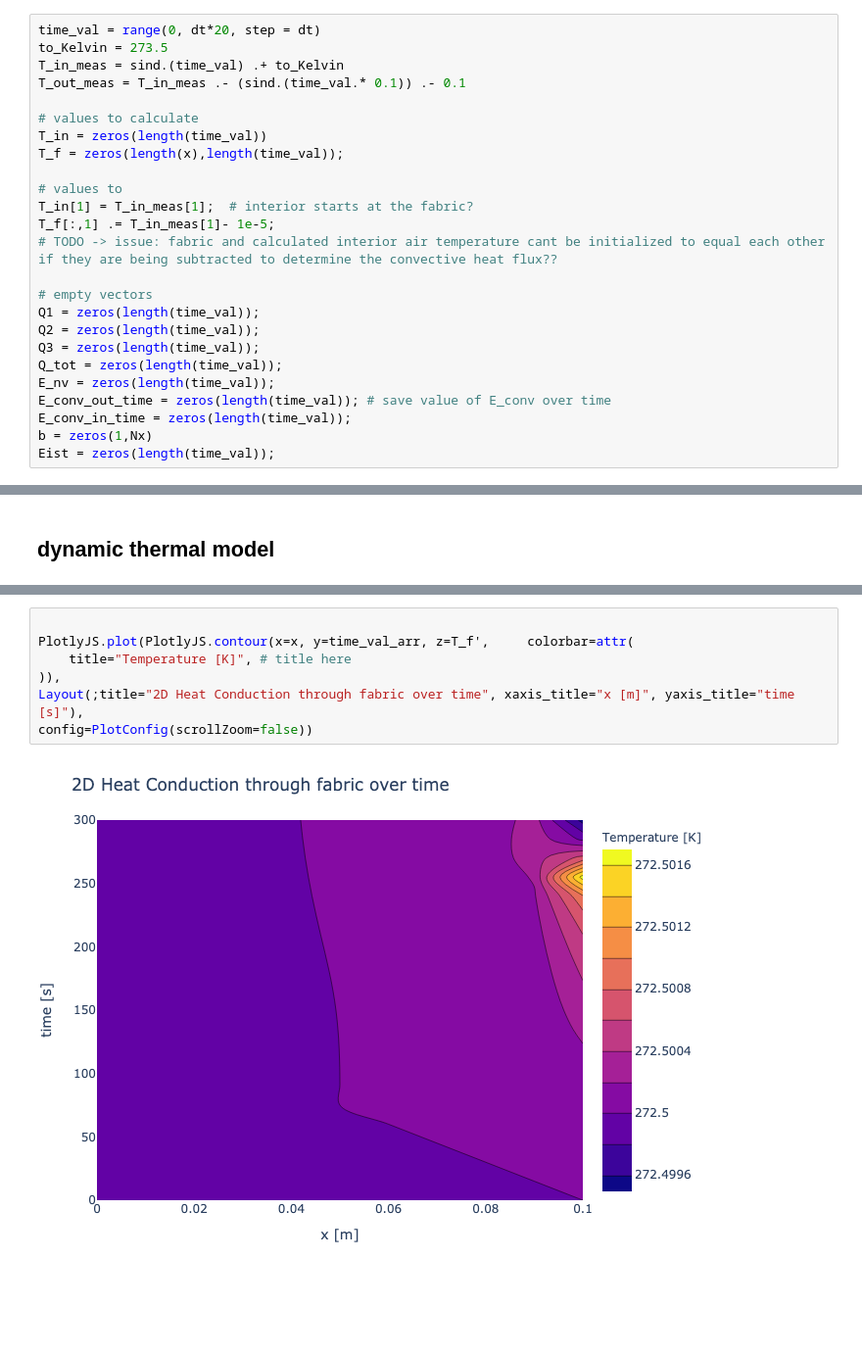
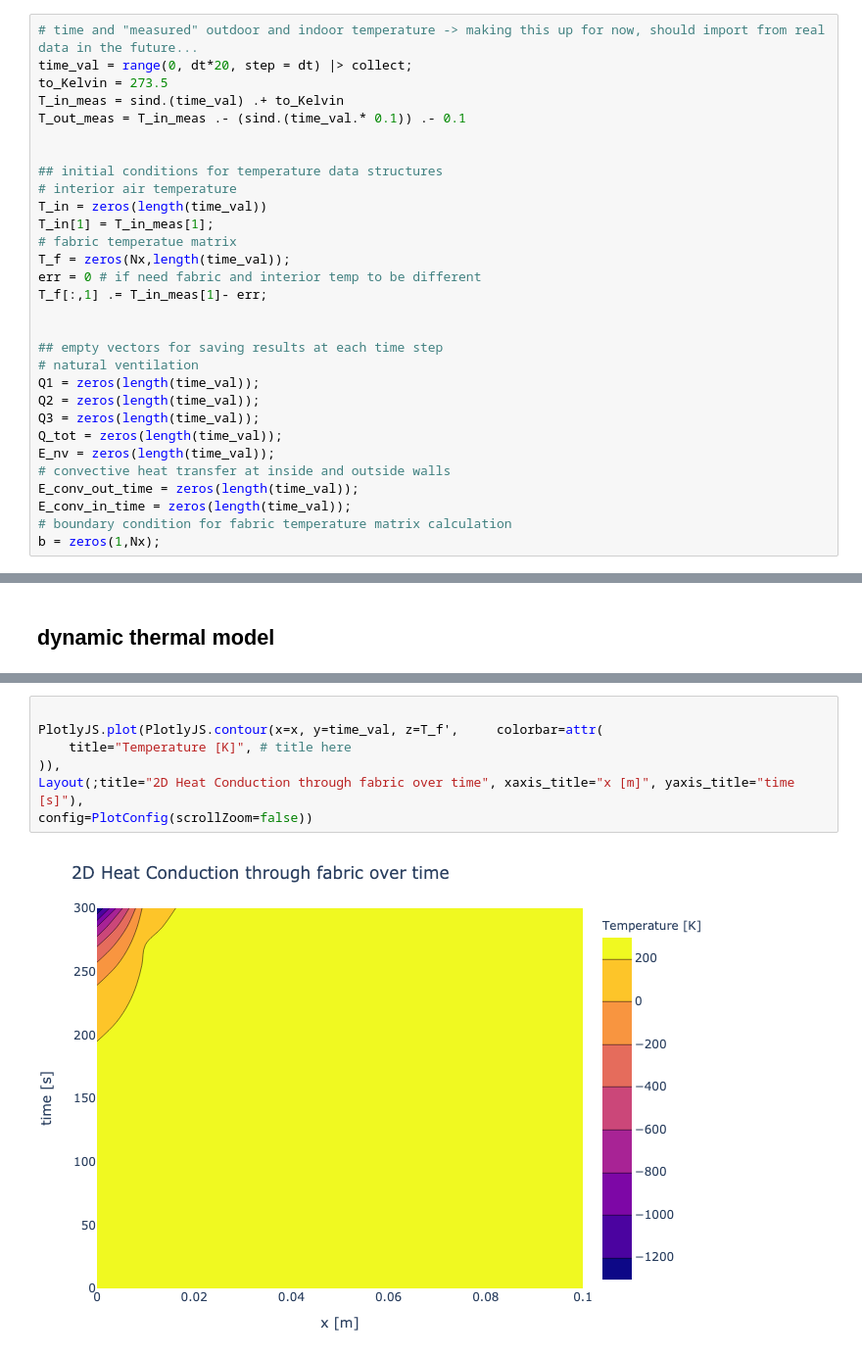
Before and after one commit to juliet29/bthermal_model, a Jupyter notebook: notebooks/appliedBtm_111622.ipynb, the cells around one changed output, grey strips where cells are left out. Shown: that part at 98% size. Saved outputs shown, nothing was run; the diff lists cells and outputs as text; blank space fills up the shorter version.

Commit message:
plots..

```diff
--- a/notebooks/appliedBtm_111622.ipynb
+++ b/notebooks/appliedBtm_111622.ipynb
@@ -93,27 +93,32 @@ w3["cd"] = cd_pivot(w3["alpha"]);
 # %% [markdown]
 ## initialize other variables
 # %%
-time_val = range(0, dt*20, step = dt)
+# time and "measured" outdoor and indoor temperature -> making this up for now, should import from real data in the future...
+time_val = range(0, dt*20, step = dt) |> collect;
 to_Kelvin = 273.5
 T_in_meas = sind.(time_val) .+ to_Kelvin
 T_out_meas = T_in_meas .- (sind.(time_val.* 0.1)) .- 0.1
 
-# values to calculate
+
+## initial conditions for temperature data structures
+# interior air temperature
 T_in = zeros(length(time_val))
-T_f = zeros(length(x),length(time_val));
+T_in[1] = T_in_meas[1];
+# fabric temperatue matrix
+T_f = zeros(Nx,length(time_val));
+err = 0 # if need fabric and interior temp to be different
+T_f[:,1] .= T_in_meas[1]- err;
 
-# values to
-T_in[1] = T_in_meas[1];  # interior starts at the fabric?
-T_f[:,1] .= T_in_meas[1]- 1e-5;
-# TODO -> issue: fabric and calculated interior air temperature cant be initialized to equal each other if they are being subtracted to determine the convective heat flux??
 
-# empty vectors
+## empty vectors for saving results at each time step
+# natural ventilation
 Q1 = zeros(length(time_val));
 Q2 = zeros(length(time_val));
 Q3 = zeros(length(time_val));
 Q_tot = zeros(length(time_val));
 E_nv = zeros(length(time_val));
-E_conv_out_time = zeros(length(time_val)); # save value of E_conv over time
+# convective heat transfer at inside and outside walls
+E_conv_out_time = zeros(length(time_val));
 E_conv_in_time = zeros(length(time_val));
-b = zeros(1,Nx)
-Eist = zeros(length(time_val));
+# boundary condition for fabric temperature matrix calculation
+b = zeros(1,Nx);
@@ -205,9 +231,9 @@ p3
 # %%
 
-PlotlyJS.plot(PlotlyJS.contour(x=x, y=time_val_arr, z=T_f',     colorbar=attr(
+PlotlyJS.plot(PlotlyJS.contour(x=x, y=time_val, z=T_f',     colorbar=attr(
     title="Temperature [K]", # title here
 )),
 Layout(;title="2D Heat Conduction through fabric over time", xaxis_title="x [m]", yaxis_title="time [s]"),
 config=PlotConfig(scrollZoom=false))
 # %% [output]
-[figure, old version]
+[figure, new version]
```
Also changed, not shown: parts of 5 cells of this notebook, 1 other file.
